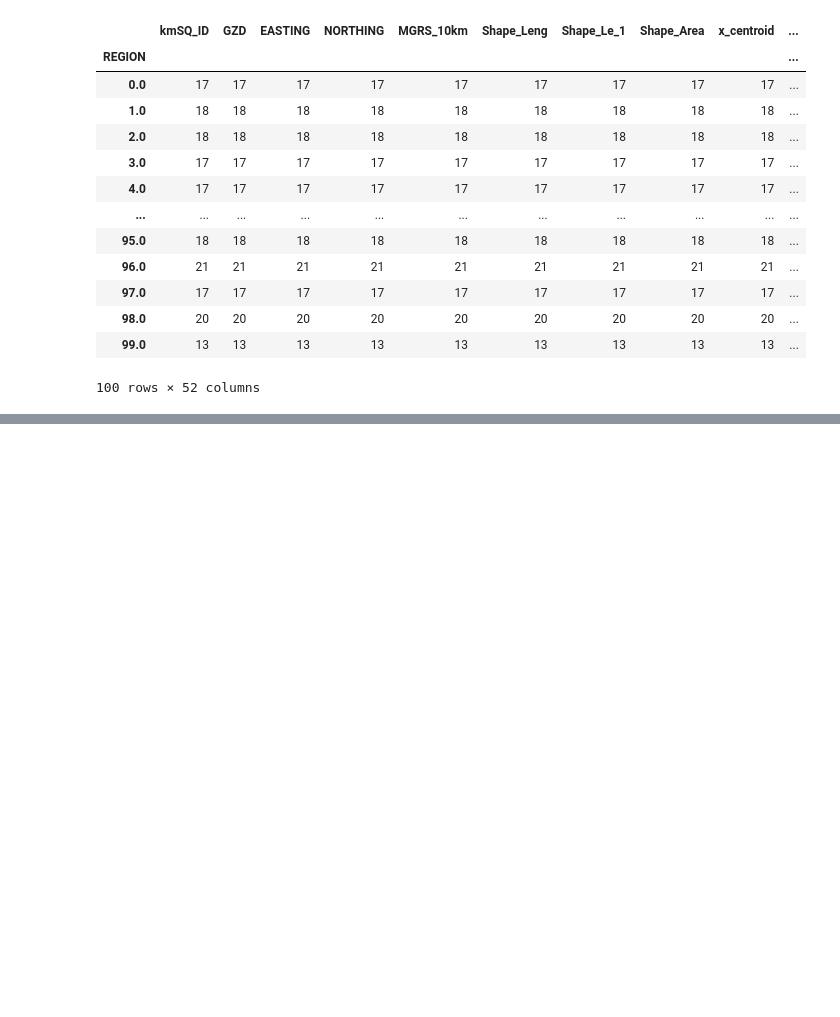
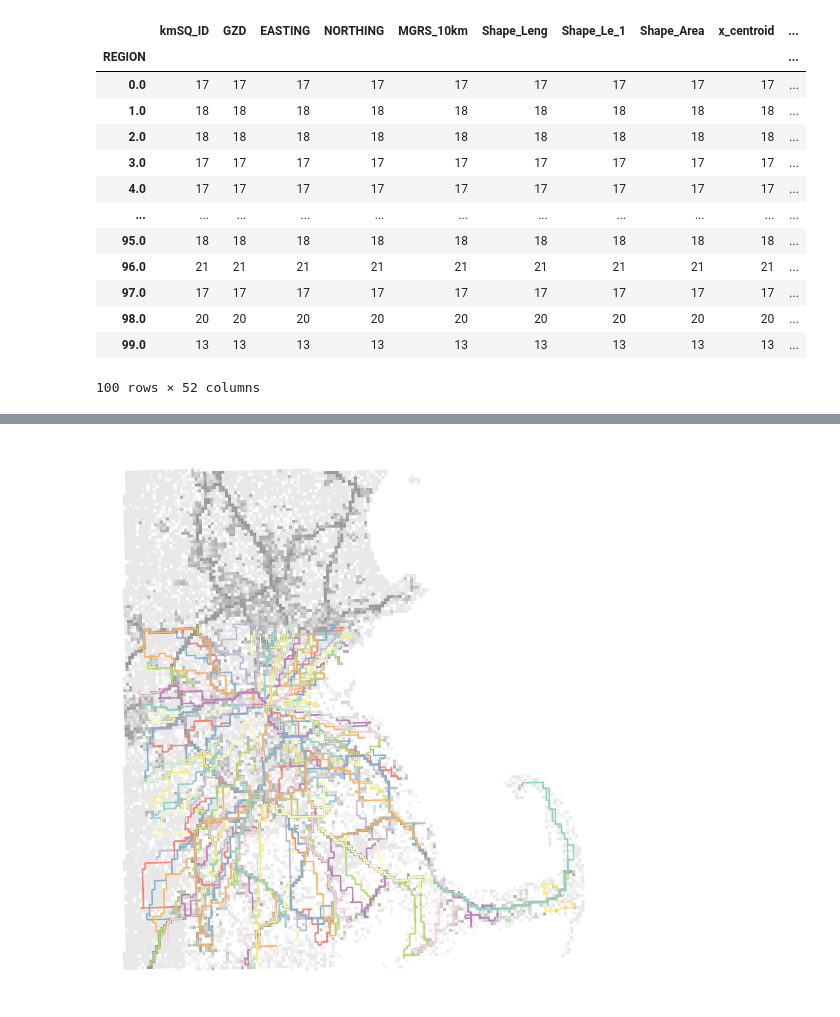
Before and after one commit to bwsi-remote-sensing-2020/final-exercise-students-jvonk, a Jupyter notebook: Final-exercise-overview-event.ipynb, the cells around one changed output, grey strips where cells are left out. Saved outputs shown, nothing was run; the diff lists cells and outputs as text; code cells hidden in the pictures; blank space fills up the shorter version.

Commit message:
new graph of paths

```diff
--- a/Final-exercise-overview-event.ipynb
+++ b/Final-exercise-overview-event.ipynb
@@ -388,4 +382,4 @@ def shortestPathNetwork(nodeList, ogNetwork):
     return smallGraph
 # %%
 # calculate complete graph for all shelers
-#graph=shortestPathNetwork(graph_nodes,G)
+graph=shortestPathNetwork(graph_nodes,G)
@@ -522,3 +490,51 @@ with open('paths_all_locations.csv', 'w', newline='') as f:
     writer = csv.writer(f)
     writer.writerow(['LENGTH','PATH'])
     writer.writerows(zip(new_lengths,new_paths2))
+# %%
+base1List = []
+base2List = []
+for item in tqdm(new_paths2):
+    newList = list(item)
+    if newList[0] == '19TCG1685':
+        base1List.append(newList)
+    else:
+        base2List.append(newList)
+
+def appendBase(paList):
+    newPaList = []
+    for pa in tqdm(paList):
+        newPaList.append(pa + [pa[0]])
+    return newPaList
+
+base1Appended = appendBase(base1List)
+base2Appended = appendBase(base2List)
+
+def expandPath(paList, ogNetwork):
+
+    newPaList = []
+
+    for pa in tqdm(paList):
+
+        newPa = [pa[0]]
+
+        for i in range(len(pa)-1):
+            newPa += nx.shortest_path(ogNetwork, source=pa[i], target=pa[i+1], weight='weight')[1:]
+
+        newPaList.append(newPa)
+    return newPaList
+
+base1Expanded = expandPath(base1Appended, G)
+base2Expanded = expandPath(base2Appended, G)
+
+colorList = ['#8dd3c7','#ffffb3','#bebada','#fb8072','#80b1d3','#fdb462','#b3de69','#fccde5','#bc80bd','#ccebc5','#ffed6f']
+colorList = colorList * 20
+
+ax = game_grid.plot('Transport', figsize=(20,20), cmap='binary', alpha=0.4)
+pos = game_grid[['x_centroid', 'y_centroid']].T.to_dict('list')
+for idx, path in tqdm(enumerate(base1Expanded + base2Expanded)):
+    edges = [[i,j] for i,j in zip(path, np.roll(path,1)) if  i!=j]
+    nx.draw(G,pos=pos,edgelist=edges,node_size=0,width=3,edge_color=colorList[idx],ax=ax)
+# nx.draw_networkx_nodes(G,pos=pos, nodelist=list(joinedLocs.copy().reset_index()['MGRS']),node_color='r',node_size=3)
+plt.savefig(f'paths_finegrain_{location_type}.png', dpi=100)
+# %% [output]
+[figure, added]
```
Also changed, not shown: parts of 10 cells of this notebook, 6 other files.
